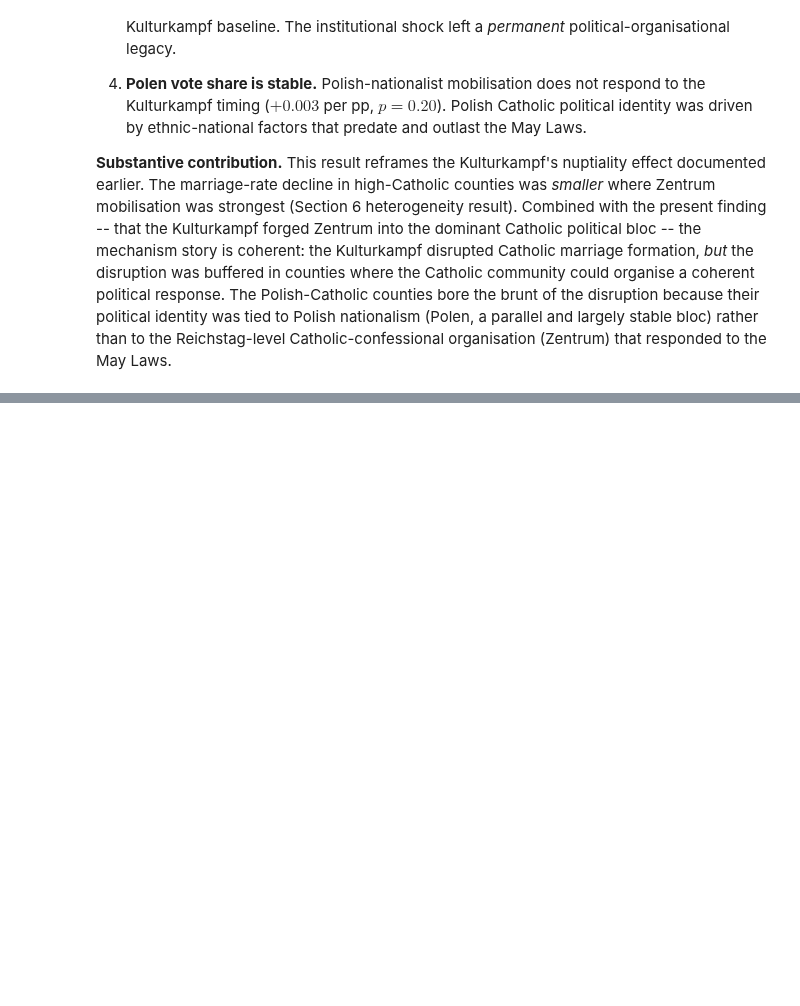
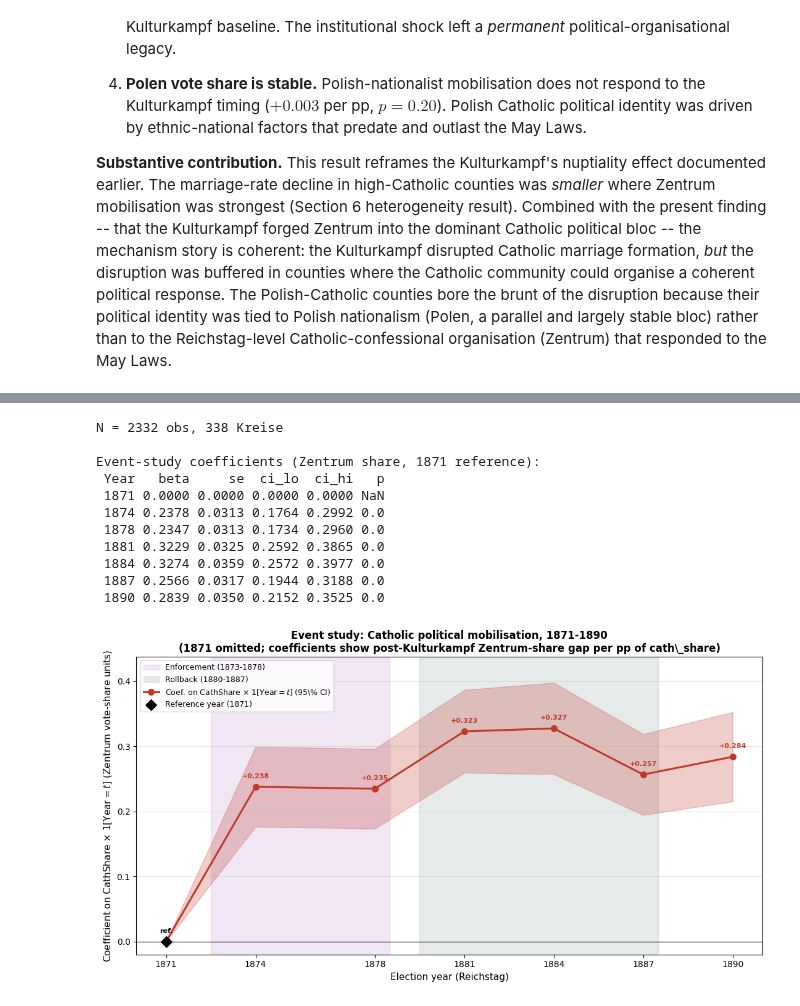
Before and after one commit to AntonEbsen/Demography, a Jupyter notebook: exam_project2/notebooks/03_extensions_and_mechanisms.ipynb, the cells around one changed output, grey strips where cells are left out. Drawn from its saved outputs; the diff is of its cells as text; code cells hidden in the pictures; blank space fills up the shorter version.

```diff
--- a/exam_project2/notebooks/03_extensions_and_mechanisms.ipynb
+++ b/exam_project2/notebooks/03_extensions_and_mechanisms.ipynb
@@ -912,0 +930,28 @@ Phase-specific DiD: Enforcement / Rollback / Post-rollback
+# %%
+from src.analysis.political_mobilization import run_political_mobilization_event_study
+from src.visualization.plots import plot_zentrum_event_study
+
+es = run_political_mobilization_event_study(panel, outcome='zentrum_share')
+print(f"N = {es['n_obs']} obs, {es['n_counties']} Kreise")
+print()
+print('Event-study coefficients (Zentrum share, 1871 reference):')
+print(es['coefs'].round(4).to_string(index=False))
+
+fig, ax = plot_zentrum_event_study(
+    es['coefs'],
+    savepath=str(OUTPUTS / 'fig_zentrum_event_study.png'),
+)
+plt.show()
+# %% [output]
+N = 2332 obs, 338 Kreise
+
+Event-study coefficients (Zentrum share, 1871 reference):
+ Year   beta     se  ci_lo  ci_hi   p
+ 1871 0.0000 0.0000 0.0000 0.0000 NaN
+ 1874 0.2378 0.0313 0.1764 0.2992 0.0
+ 1878 0.2347 0.0313 0.1734 0.2960 0.0
+ 1881 0.3229 0.0325 0.2592 0.3865 0.0
+ 1884 0.3274 0.0359 0.2572 0.3977 0.0
+ 1887 0.2566 0.0317 0.1944 0.3188 0.0
+ 1890 0.2839 0.0350 0.2152 0.3525 0.0
+[figure, added]
```
Also changed, not shown: parts of 5 cells of this notebook, 3 other files.
